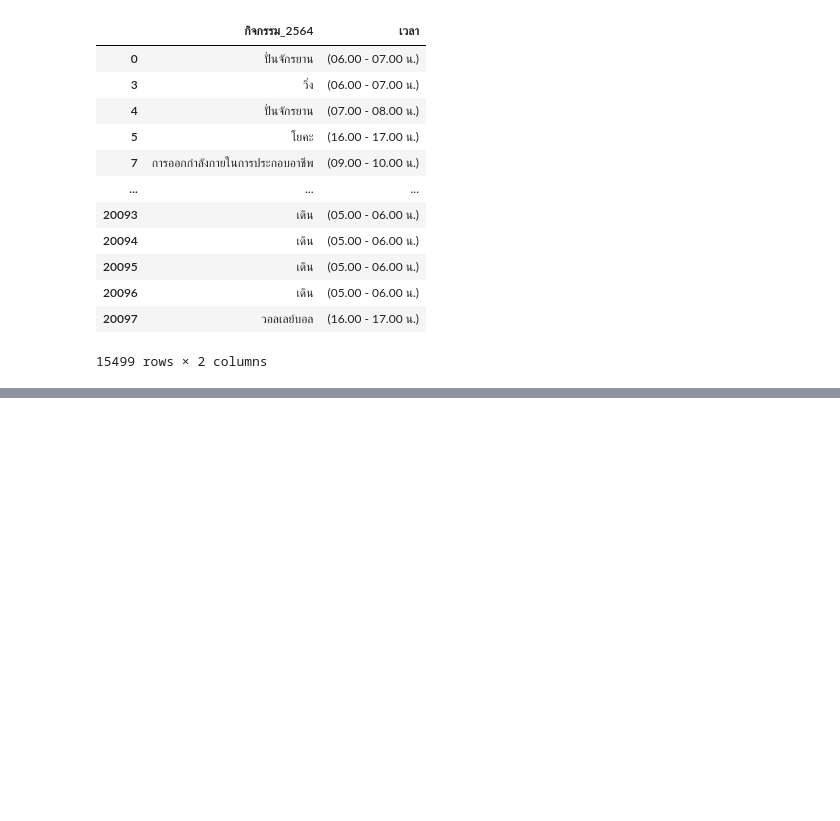
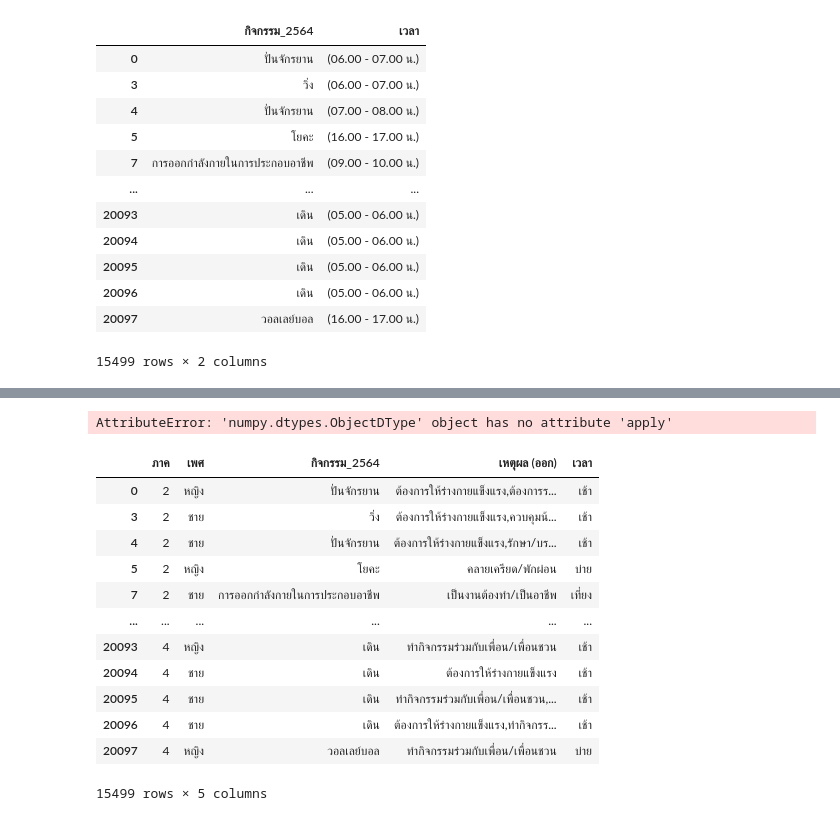
Before and after one commit to KorrawanOu/BSC_DPDM23, a Jupyter notebook: ex.ipynb, the cells around one changed output, grey strips where cells are left out. Saved outputs shown, nothing was run; the diff lists cells and outputs as text; code cells hidden in the pictures; blank space fills up the shorter version.

```diff
--- a/ex.ipynb
+++ b/ex.ipynb
@@ -917,0 +899,9 @@ ka
+# %%
+min_sup = 0.25
+frequentItemsets = list(apriori(trans1,min_support = min_sup))
+for i in frequentItemsets:
+    if i[0].__len__()>1:
+        print('yes')
+        print(i)
+# %% [output]
+AttributeError: 'numpy.dtypes.ObjectDType' object has no attribute 'apply'
@@ -917,0 +934,17 @@ ka
+# %%
+j2 = j1[['ภาค',"เพศ",'กิจกรรม_2564','เหตุผล (ออก)','เวลา']]
+j2
+# %% [output]
+|  | ภาค | เพศ | กิจกรรม_2564 | เหตุผล (ออก) | เวลา |
+| 0 | 2 | หญิง | ปั่นจักรยาน | ต้องการให้ร่างกายแข็งแรง,ต้องการร... | เช้า |
+| 3 | 2 | ชาย | วิ่ง | ต้องการให้ร่างกายแข็งแรง,ควบคุมน้... | เช้า |
+| 4 | 2 | ชาย | ปั่นจักรยาน | ต้องการให้ร่างกายแข็งแรง,รักษา/บร... | เช้า |
+| 5 | 2 | หญิง | โยคะ | คลายเครียด/พักผ่อน | บ่าย |
+| 7 | 2 | ชาย | การออกกำลังกายในการประกอบอาชีพ | เป็นงานต้องทำ/เป็นอาชีพ | เที่ยง |
+| ... | ... | ... | ... | ... | ... |
+| 20093 | 4 | หญิง | เดิน | ทำกิจกรรมร่วมกับเพื่อน/เพื่อนชวน | เช้า |
+| 20094 | 4 | ชาย | เดิน | ต้องการให้ร่างกายแข็งแรง | เช้า |
+| 20095 | 4 | ชาย | เดิน | ทำกิจกรรมร่วมกับเพื่อน/เพื่อนชวน,... | เช้า |
+| 20096 | 4 | ชาย | เดิน | ต้องการให้ร่างกายแข็งแรง,ทำกิจกรร... | เช้า |
+| 20097 | 4 | หญิง | วอลเลย์บอล | ทำกิจกรรมร่วมกับเพื่อน/เพื่อนชวน | บ่าย |
+15499 rows × 5 columns
```
Also changed, not shown: parts of 70 cells of this notebook.
